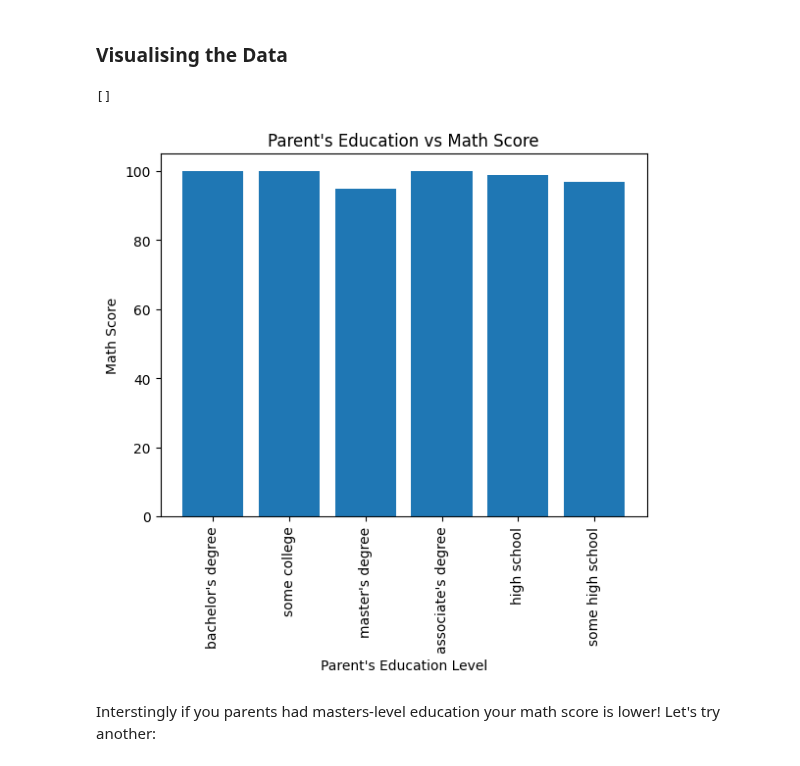
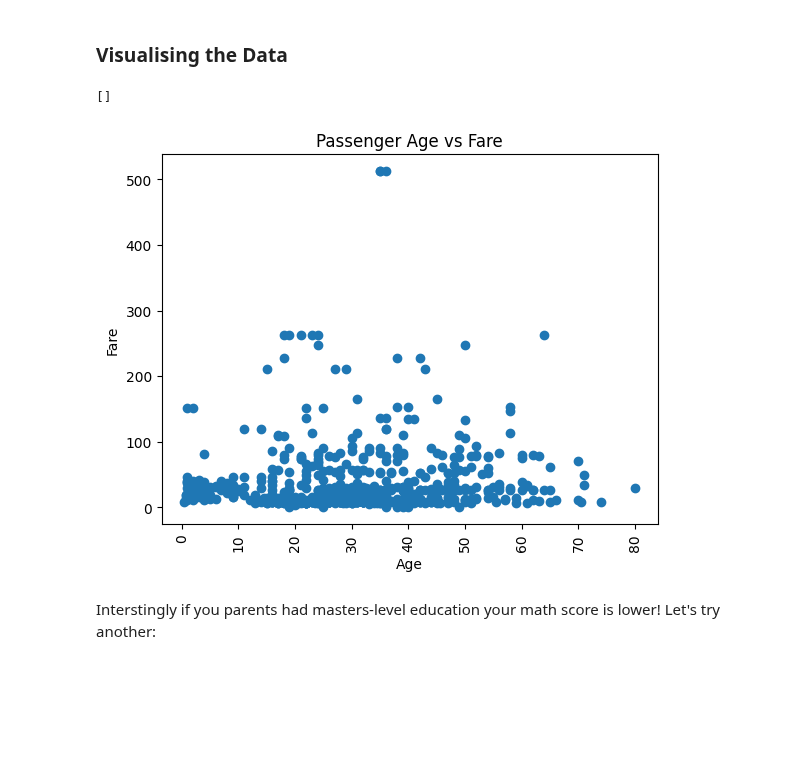
Before and after one commit to dhkarnati-dotcom/dhkarnati-DataScience-GenAI-Submissions, a Jupyter notebook: 2_05_Exploratory_Data_Analysis.ipynb, the cells around one changed output. Saved outputs shown, nothing was run; the diff lists cells and outputs as text; code cells hidden in the pictures; blank space fills up the shorter version.

```diff
--- a/2_05_Exploratory_Data_Analysis.ipynb
+++ b/2_05_Exploratory_Data_Analysis.ipynb
@@ -109,15 +124,15 @@ We can see that only three of the columns have been "described" ... the three th
 # %% [markdown]
 ### Visualising the Data
 # %%
-plt.bar(students['parental level of education'], students['math score']) # create a bar chart of the two values
+plt.scatter(passengers['Age'], passengers['Fare']) # create a scatter chart of the two values
 # note we use a "\" symbol so that the apostrophy doesn't close the string
-plt.xlabel('Parent\'s Education Level') # x-axis is parent's education level
+plt.xlabel('Age') # x-axis is age
 plt.xticks(rotation=90) # rotate x labels 90 degrees (vertical)
-plt.ylabel('Math Score') # y-axis is maths score
-plt.title('Parent\'s Education vs Math Score') # add title
+plt.ylabel('Fare') # y-axis is fare
+plt.title('Passenger Age vs Fare') # add title
 plt.plot() # plot the chart to screen
 # %% [output]
 []
-[figure, old version]
+[figure, new version]
 # %% [markdown]
 Interstingly if you parents had masters-level education your math score is lower! Let's try another:
```
Also changed, not shown: parts of 17 cells of this notebook.
